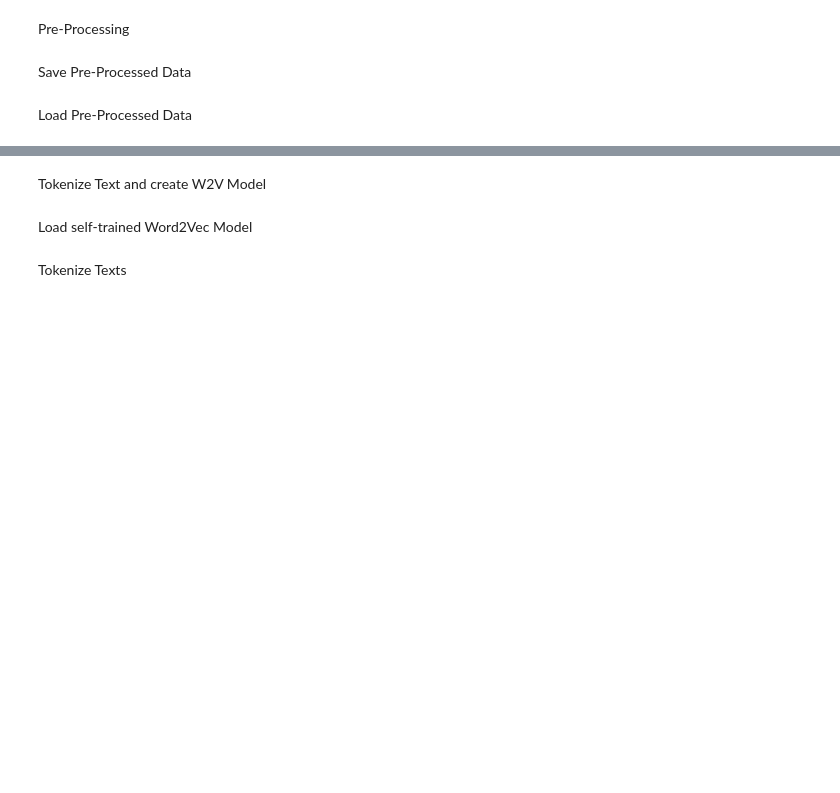
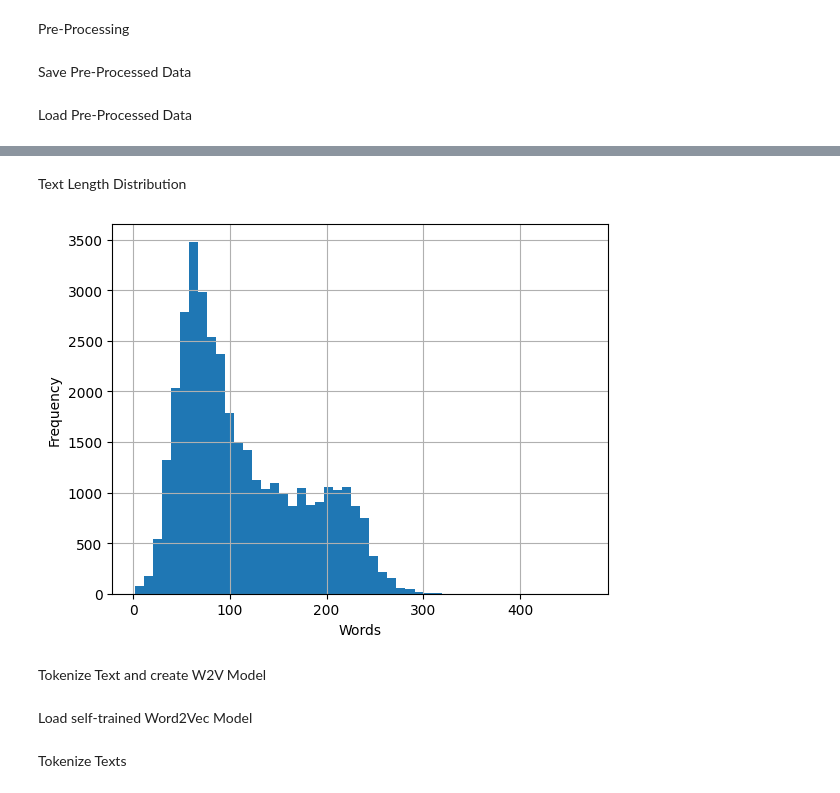
Before and after one commit to natedrake7/MachineLearning, a Jupyter notebook: RNN_SentimentAnalysis/project.ipynb, the cells around one changed output, grey strips where cells are left out. Drawn from its saved outputs; the diff is of its cells as text; code cells hidden in the pictures; blank space fills up the shorter version.

```diff
--- a/RNN_SentimentAnalysis/project.ipynb
+++ b/RNN_SentimentAnalysis/project.ipynb
@@ -131,3 +152,15 @@ valid_set = pd.read_csv('processed_valid')
+# %% [markdown]
+Text Length Distribution
+# %%
+df = train_set.copy()
+
+df['Text'] = df['Text'].apply(len)
+df['Text'].hist(bins=50)
+plt.xlabel('Words')
+plt.ylabel('Frequency')
+plt.show()
+# %% [output]
+[figure, added]
 # %% [markdown]
 Tokenize Text and create W2V Model
 # %%
```
Also changed, not shown: parts of 43 cells of this notebook, 23 other files.
